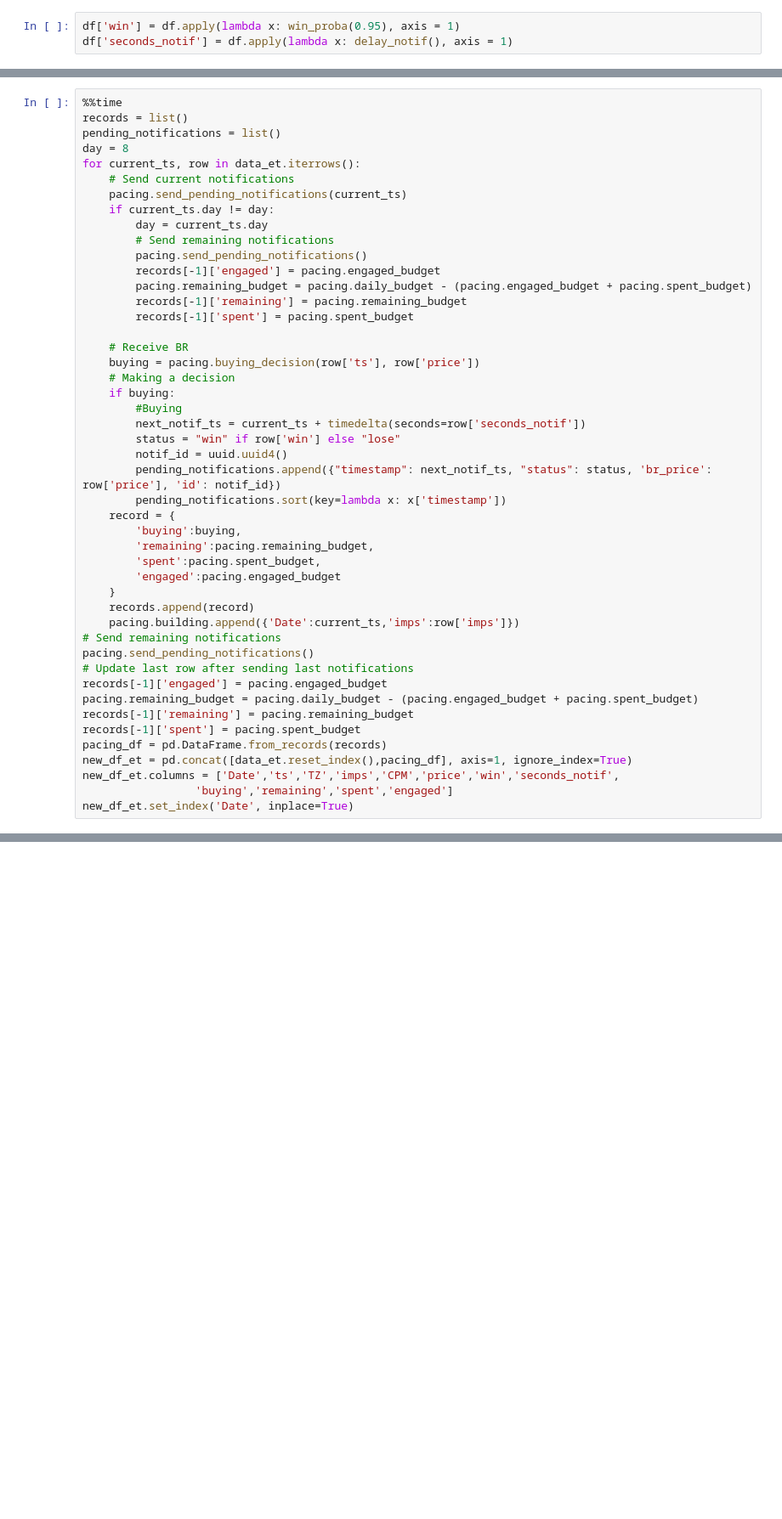
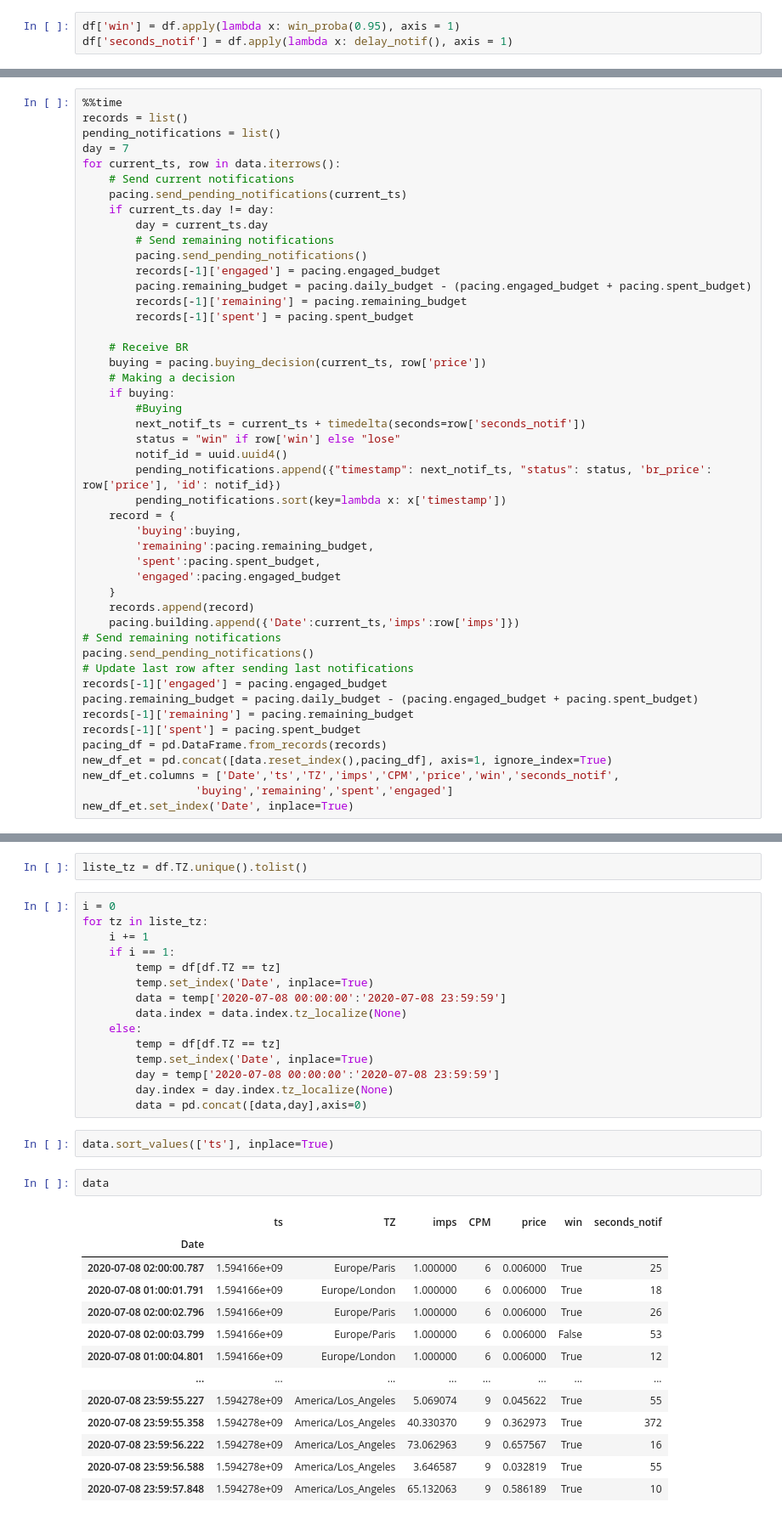
Before and after one commit to ThomasM-mecen/Displayce_internship, a Jupyter notebook: Pacing/Final_algo.ipynb, the cells around one changed output, grey strips where cells are left out. Shown at 85% size. Saved outputs shown, nothing was run; the diff lists cells and outputs as text; blank space fills up the shorter version.

```diff
--- a/Pacing/Final_algo.ipynb
+++ b/Pacing/Final_algo.ipynb
@@ -256,8 +287,8 @@ pacing = Algo(daily_budget=3000, nb_hours_day=24)
 %%time
 records = list()
 pending_notifications = list()
-day = 8
-for current_ts, row in data_et.iterrows():
+day = 7
+for current_ts, row in data.iterrows():
     # Send current notifications
     pacing.send_pending_notifications(current_ts)
     if current_ts.day != day:
@@ -270,7 +301,7 @@ for current_ts, row in data_et.iterrows():
         records[-1]['spent'] = pacing.spent_budget
 
     # Receive BR
-    buying = pacing.buying_decision(row['ts'], row['price'])
+    buying = pacing.buying_decision(current_ts, row['price'])
     # Making a decision
     if buying:
         #Buying
@@ -295,7 +326,7 @@ pacing.remaining_budget = pacing.daily_budget - (pacing.engaged_budget + pacing.
 records[-1]['remaining'] = pacing.remaining_budget
 records[-1]['spent'] = pacing.spent_budget
 pacing_df = pd.DataFrame.from_records(records)
-new_df_et = pd.concat([data_et.reset_index(),pacing_df], axis=1, ignore_index=True)
+new_df_et = pd.concat([data.reset_index(),pacing_df], axis=1, ignore_index=True)
 new_df_et.columns = ['Date','ts','TZ','imps','CPM','price','win','seconds_notif',
                  'buying','remaining','spent','engaged']
 new_df_et.set_index('Date', inplace=True)
@@ -301,0 +377,35 @@ new_df_et.set_index('Date', inplace=True)
+# %%
+liste_tz = df.TZ.unique().tolist()
+# %%
+i = 0
+for tz in liste_tz:
+    i += 1
+    if i == 1:
+        temp = df[df.TZ == tz]
+        temp.set_index('Date', inplace=True)
+        data = temp['2020-07-08 00:00:00':'2020-07-08 23:59:59']
+        data.index = data.index.tz_localize(None)
+    else:
+        temp = df[df.TZ == tz]
+        temp.set_index('Date', inplace=True)
+        day = temp['2020-07-08 00:00:00':'2020-07-08 23:59:59']
+        day.index = day.index.tz_localize(None)
+        data = pd.concat([data,day],axis=0)
+# %%
+data.sort_values(['ts'], inplace=True)
+# %%
+data
+# %% [output]
+|  | ts | TZ | imps | CPM | price | win | seconds_notif |
+| Date |  |  |  |  |  |  |  |
+| 2020-07-08 02:00:00.787 | 1.594166e+09 | Europe/Paris | 1.000000 | 6 | 0.006000 | True | 25 |
+| 2020-07-08 01:00:01.791 | 1.594166e+09 | Europe/London | 1.000000 | 6 | 0.006000 | True | 18 |
+| 2020-07-08 02:00:02.796 | 1.594166e+09 | Europe/Paris | 1.000000 | 6 | 0.006000 | True | 26 |
+| 2020-07-08 02:00:03.799 | 1.594166e+09 | Europe/Paris | 1.000000 | 6 | 0.006000 | False | 53 |
+| 2020-07-08 01:00:04.801 | 1.594166e+09 | Europe/London | 1.000000 | 6 | 0.006000 | True | 12 |
+| ... | ... | ... | ... | ... | ... | ... | ... |
+| 2020-07-08 23:59:55.227 | 1.594278e+09 | America/Los_Angeles | 5.069074 | 9 | 0.045622 | True | 55 |
+| 2020-07-08 23:59:55.358 | 1.594278e+09 | America/Los_Angeles | 40.330370 | 9 | 0.362973 | True | 372 |
+| 2020-07-08 23:59:56.222 | 1.594278e+09 | America/Los_Angeles | 73.062963 | 9 | 0.657567 | True | 16 |
+| 2020-07-08 23:59:56.588 | 1.594278e+09 | America/Los_Angeles | 3.646587 | 9 | 0.032819 | True | 55 |
+| 2020-07-08 23:59:57.848 | 1.594278e+09 | America/Los_Angeles | 65.132063 | 9 | 0.586189 | True | 10 |
```
Also changed, not shown: parts of 20 cells of this notebook.
